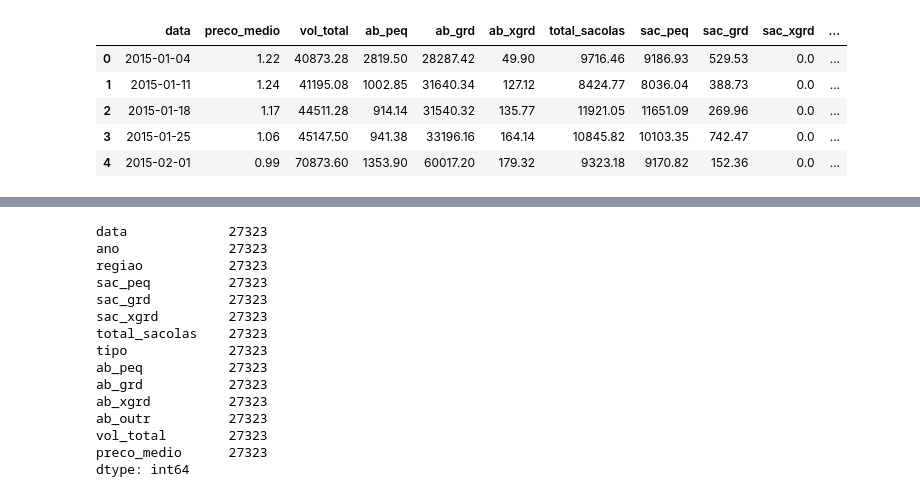
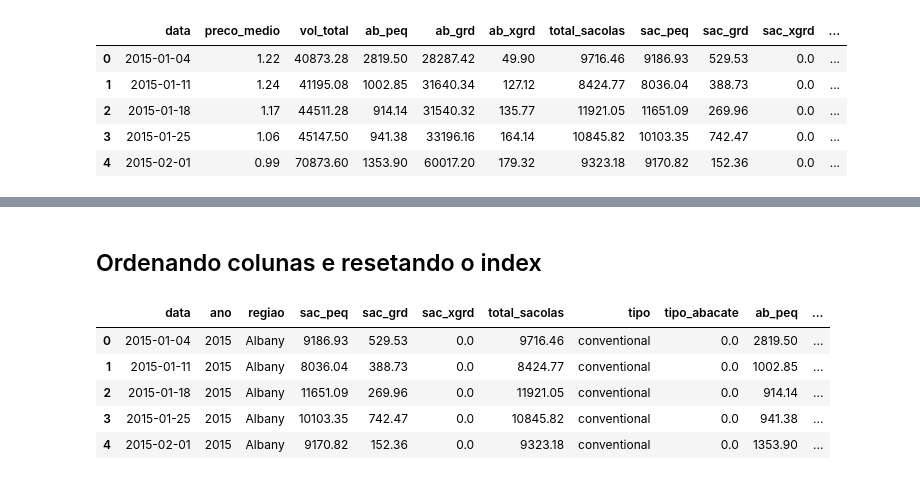
Before and after one commit to magalhaesaamanda/Projetos_Amanda, a Jupyter notebook: Preco_abacate.ipynb, the cells around one changed output, grey strips where cells are left out. Saved outputs shown, nothing was run; the diff lists cells and outputs as text; code cells hidden in the pictures.

```diff
--- a/Preco_abacate.ipynb
+++ b/Preco_abacate.ipynb
@@ -200,18 +257,2 @@ abacate.head()
-# %%
-abacate.isna().count()
-# %% [output]
-data             27323
-ano              27323
-regiao           27323
-sac_peq          27323
-sac_grd          27323
-sac_xgrd         27323
-total_sacolas    27323
-tipo             27323
-ab_peq           27323
-ab_grd           27323
-ab_xgrd          27323
-ab_outr          27323
-vol_total        27323
-preco_medio      27323
-dtype: int64
+# %% [markdown]
+## Ordenando colunas e resetando o index
@@ -217,0 +264,11 @@ dtype: int64
+# %%
+#Visualização dataframe
+
+abacate.head()
+# %% [output]
+|  | data | ano | regiao | sac_peq | sac_grd | sac_xgrd | total_sacolas | tipo | tipo_abacate | ab_peq | ... |
+| 0 | 2015-01-04 | 2015 | Albany | 9186.93 | 529.53 | 0.0 | 9716.46 | conventional | 0.0 | 2819.50 | ... |
+| 1 | 2015-01-11 | 2015 | Albany | 8036.04 | 388.73 | 0.0 | 8424.77 | conventional | 0.0 | 1002.85 | ... |
+| 2 | 2015-01-18 | 2015 | Albany | 11651.09 | 269.96 | 0.0 | 11921.05 | conventional | 0.0 | 914.14 | ... |
+| 3 | 2015-01-25 | 2015 | Albany | 10103.35 | 742.47 | 0.0 | 10845.82 | conventional | 0.0 | 941.38 | ... |
+| 4 | 2015-02-01 | 2015 | Albany | 9170.82 | 152.36 | 0.0 | 9323.18 | conventional | 0.0 | 1353.90 | ... |
```
Also changed, not shown: parts of 18 cells of this notebook.
